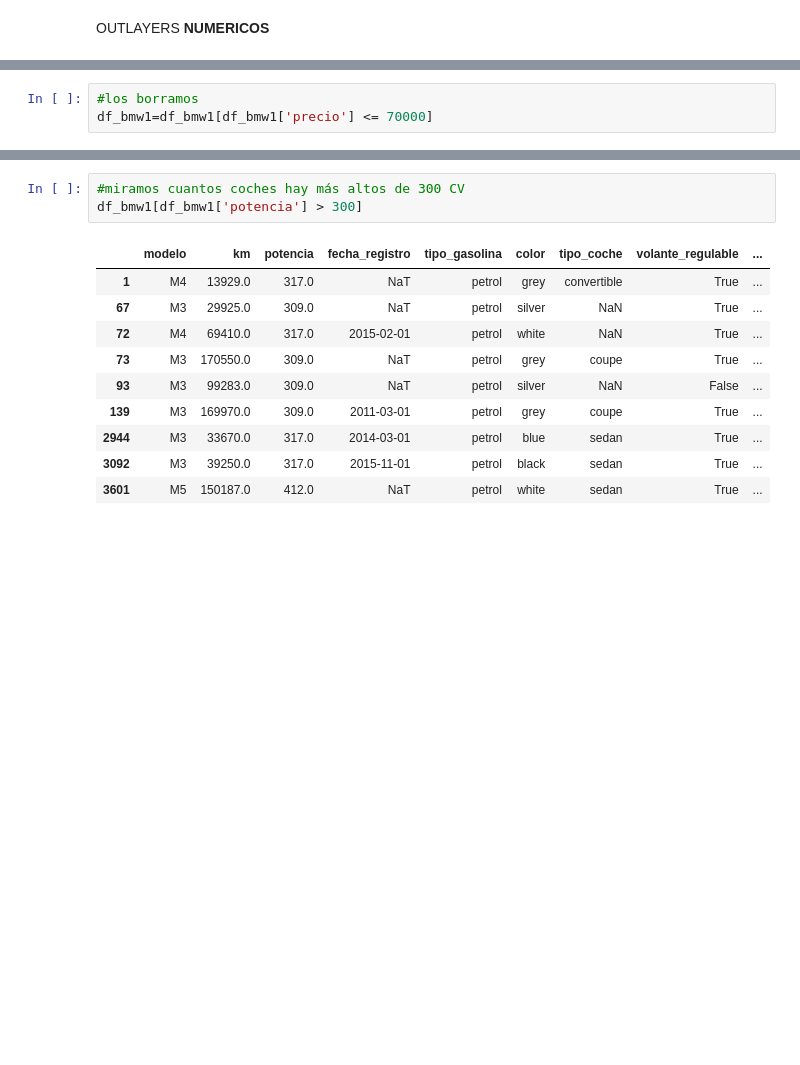
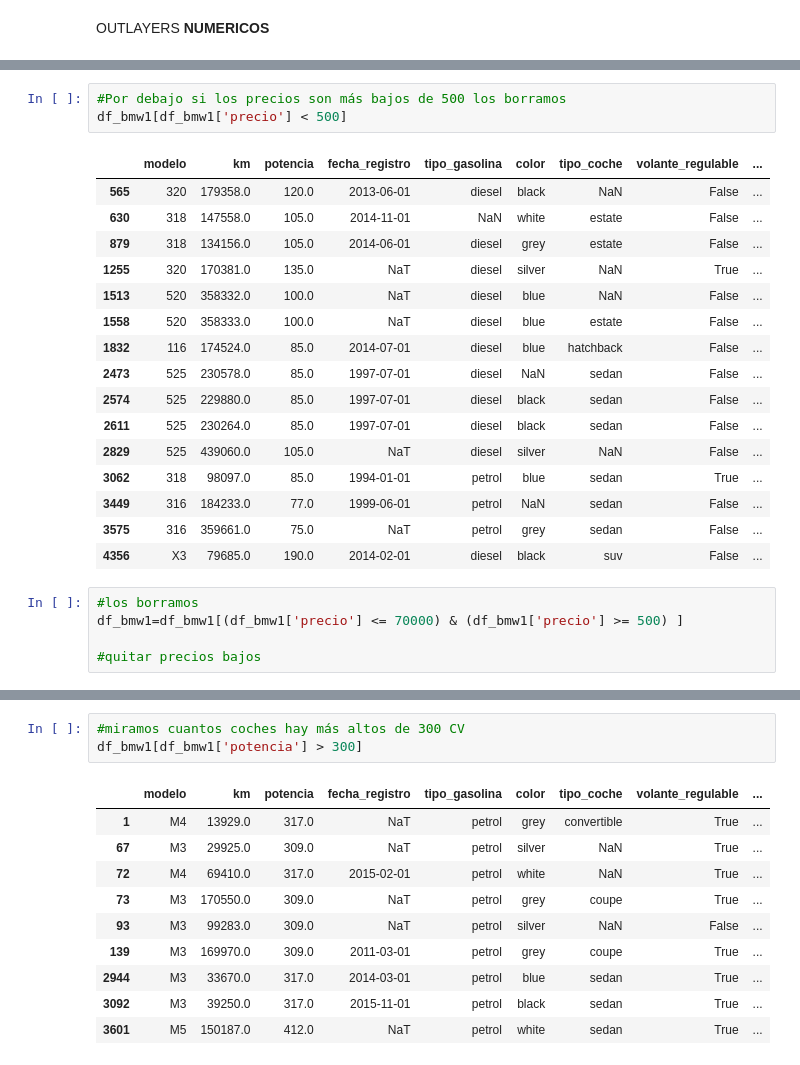
Before and after one commit to rulogar1234/nuclio-1, a Jupyter notebook: 1er_Entregable.ipynb, the cells around one changed output, grey strips where cells are left out. Saved outputs shown, nothing was run; the diff lists cells and outputs as text; blank space fills up the shorter version.

```diff
--- a/1er_Entregable.ipynb
+++ b/1er_Entregable.ipynb
@@ -124,9 +137,31 @@ df_bmw1[df_bmw1['precio'] > 70000]
 | 4684 | X4 | 103222.0 | 140.0 | 2014-08-01 | diesel | grey | suv | True | ... |
 | 4731 | X5 M | 4530.0 | 230.0 | 2016-07-01 | diesel | silver | suv | True | ... |
 | 4753 | X3 | 72515.0 | 135.0 | 2013-03-01 | diesel | blue | suv | False | ... |
+# %%
+#Por debajo si los precios son más bajos de 500 los borramos
+df_bmw1[df_bmw1['precio'] < 500]
+# %% [output]
+|  | modelo | km | potencia | fecha_registro | tipo_gasolina | color | tipo_coche | volante_regulable | ... |
+| 565 | 320 | 179358.0 | 120.0 | 2013-06-01 | diesel | black | NaN | False | ... |
+| 630 | 318 | 147558.0 | 105.0 | 2014-11-01 | NaN | white | estate | False | ... |
+| 879 | 318 | 134156.0 | 105.0 | 2014-06-01 | diesel | grey | estate | False | ... |
+| 1255 | 320 | 170381.0 | 135.0 | NaT | diesel | silver | NaN | True | ... |
+| 1513 | 520 | 358332.0 | 100.0 | NaT | diesel | blue | NaN | False | ... |
+| 1558 | 520 | 358333.0 | 100.0 | NaT | diesel | blue | estate | False | ... |
+| 1832 | 116 | 174524.0 | 85.0 | 2014-07-01 | diesel | blue | hatchback | False | ... |
+| 2473 | 525 | 230578.0 | 85.0 | 1997-07-01 | diesel | NaN | sedan | False | ... |
+| 2574 | 525 | 229880.0 | 85.0 | 1997-07-01 | diesel | black | sedan | False | ... |
+| 2611 | 525 | 230264.0 | 85.0 | 1997-07-01 | diesel | black | sedan | False | ... |
+| 2829 | 525 | 439060.0 | 105.0 | NaT | diesel | silver | NaN | False | ... |
+| 3062 | 318 | 98097.0 | 85.0 | 1994-01-01 | petrol | blue | sedan | True | ... |
+| 3449 | 316 | 184233.0 | 77.0 | 1999-06-01 | petrol | NaN | sedan | False | ... |
+| 3575 | 316 | 359661.0 | 75.0 | NaT | petrol | grey | sedan | False | ... |
+| 4356 | X3 | 79685.0 | 190.0 | 2014-02-01 | diesel | black | suv | False | ... |
 # %%
 #los borramos
-df_bmw1=df_bmw1[df_bmw1['precio'] <= 70000]
+df_bmw1=df_bmw1[(df_bmw1['precio'] <= 70000) & (df_bmw1['precio'] >= 500) ]
+
+#quitar precios bajos
 # %%
 #verificamos histograma
 df_bmw1['precio'].hist()
```
Also changed, not shown: parts of 51 cells of this notebook.
